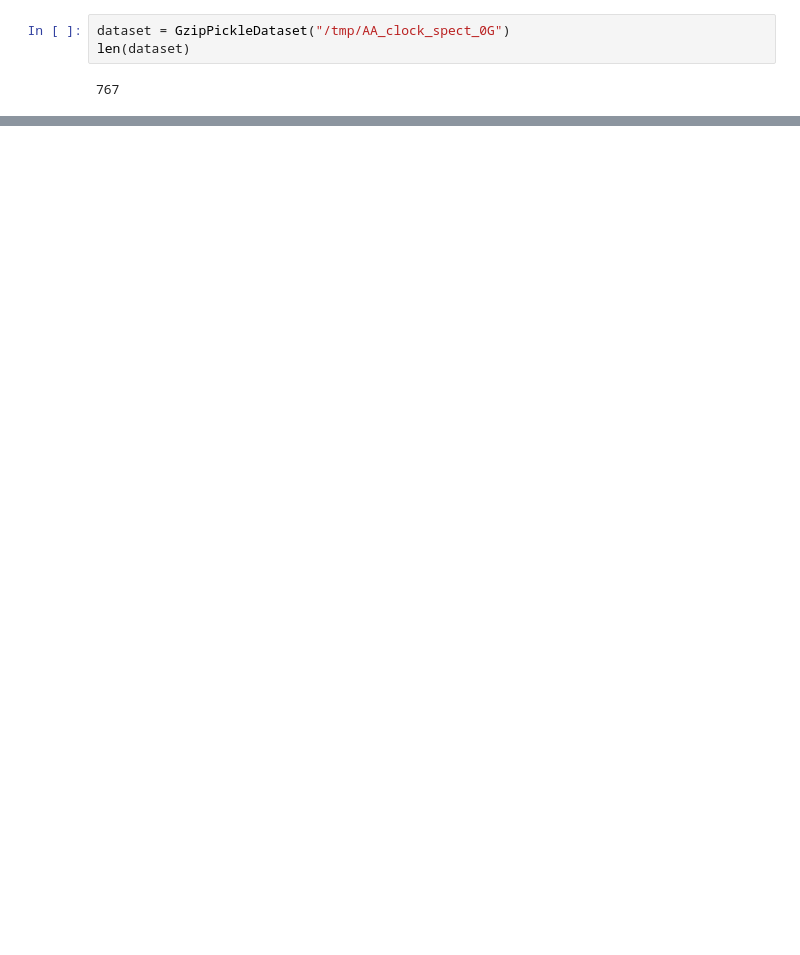
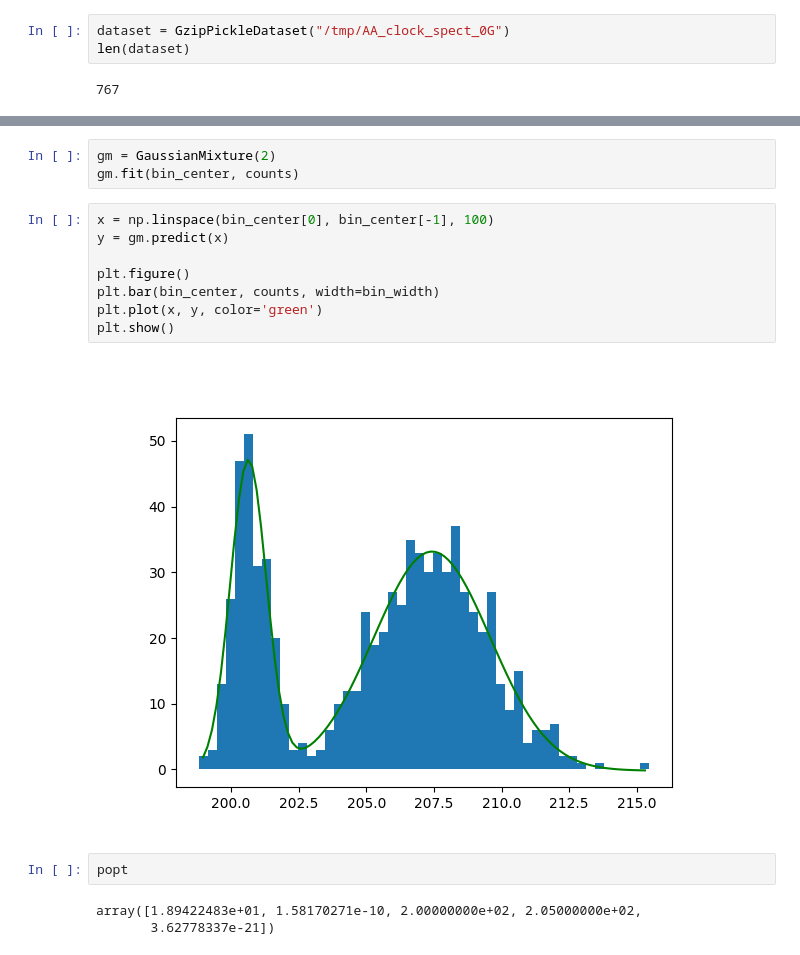
Before and after one commit to rydyb/pydatatom, a Jupyter notebook: notebooks/4 Fixed Spot Histogram Evaluation.ipynb, the cells around one changed output, grey strips where cells are left out. Drawn from its saved outputs; the diff is of its cells as text; blank space fills up the shorter version.

Commit message:
added GaussianMixture

```diff
--- a/notebooks/4 Fixed Spot Histogram Evaluation.ipynb
+++ b/notebooks/4 Fixed Spot Histogram Evaluation.ipynb
@@ -37,0 +116,18 @@ evaluation.spot_sums.shape
+# %%
+gm = GaussianMixture(2)
+gm.fit(bin_center, counts)
+# %%
+x = np.linspace(bin_center[0], bin_center[-1], 100)
+y = gm.predict(x)
+
+plt.figure()
+plt.bar(bin_center, counts, width=bin_width)
+plt.plot(x, y, color='green')
+plt.show()
+# %% [output]
+[figure, added]
+# %%
+popt
+# %% [output]
+array([1.89422483e+01, 1.58170271e-10, 2.00000000e+02, 2.05000000e+02,
+       3.62778337e-21])
```
Also changed, not shown: parts of 10 cells of this notebook, 3 other files.
